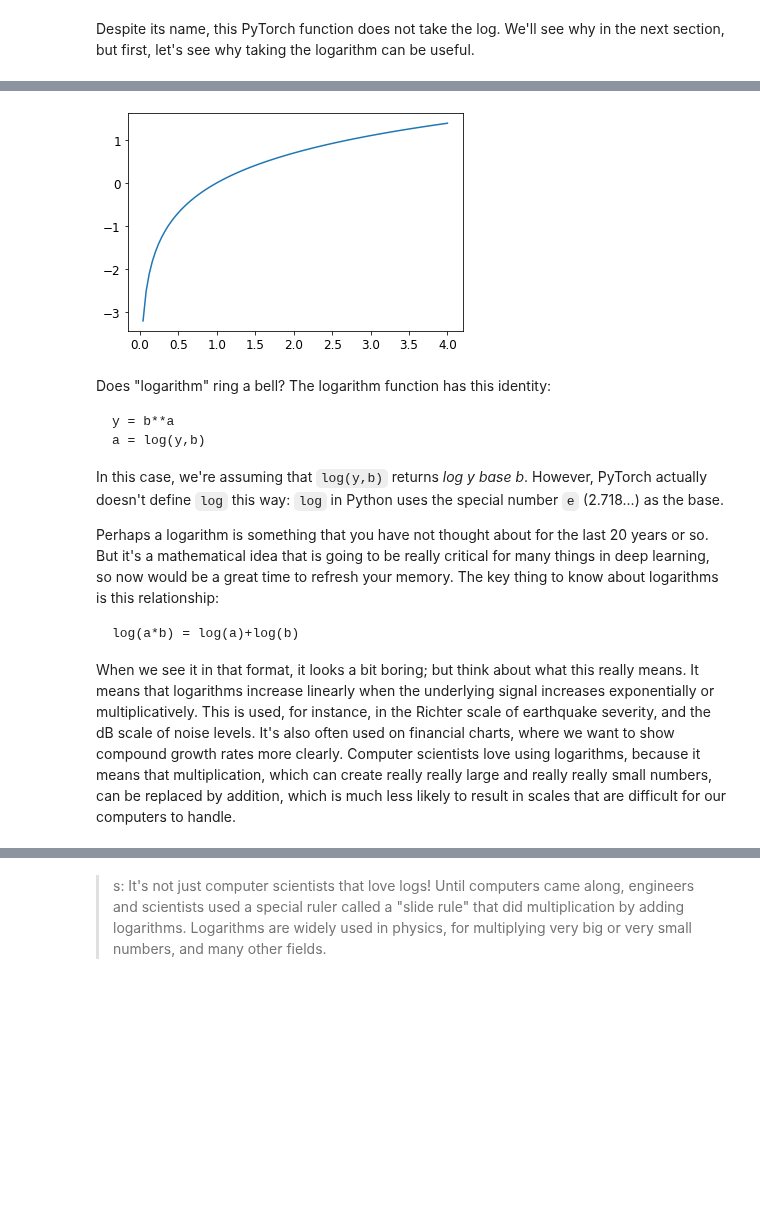
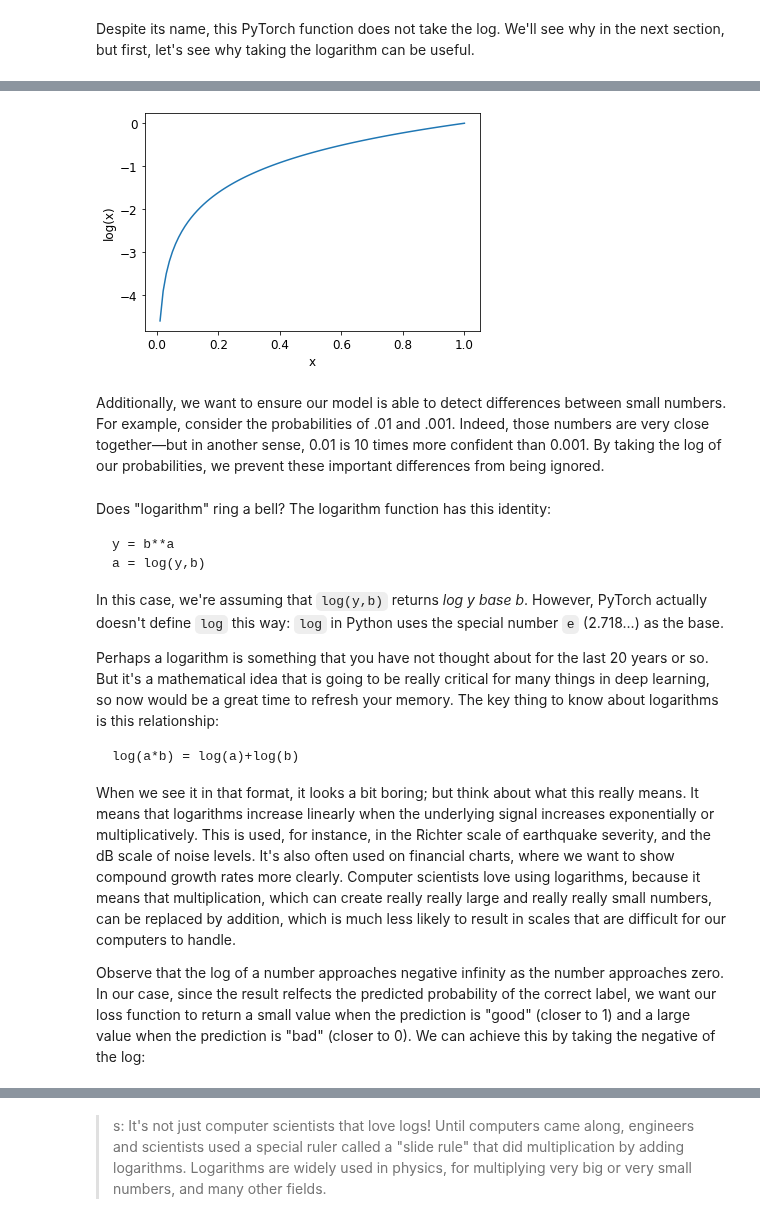
Before and after one commit to fastai/fastbook, a Jupyter notebook: 05_pet_breeds.ipynb, the cells around one changed output, grey strips where cells are left out. Cells and saved outputs as stored; diff of their text form; code cells hidden in the pictures; blank space fills up the shorter version.

Commit message:
update explanation of negative log loss (cross entropy loss) (#501)
* update explanation of nll

* spelling

* clean

* clean

* add back stuff

* fix lr syntax

```diff
--- a/05_pet_breeds.ipynb
+++ b/05_pet_breeds.ipynb
@@ -456,7 +454,9 @@ The function we saw in the previous section works quite well as a loss function,
 # %%
-plot_function(torch.log, min=0,max=4)
+plot_function(torch.log, min=0,max=1, ty='log(x)', tx='x')
 # %% [output]
-[figure, old version]
+[figure, new version]
+# %% [markdown]
+Additionally, we want to ensure our model is able to detect differences between small numbers.  For example, consider the probabilities of .01 and .001.  Indeed, those numbers are very close together—but in another sense, 0.01 is 10 times more confident than 0.001.  By taking the log of our probabilities, we prevent these important differences from being ignored.
 # %% [markdown]
 Does "logarithm" ring a bell? The logarithm function has this identity:
 
@@ -472,3 +472,5 @@ Perhaps a logarithm is something that you have not thought about for the last 20
     log(a*b) = log(a)+log(b)
 
 When we see it in that format, it looks a bit boring; but think about what this really means. It means that logarithms increase linearly when the underlying signal increases exponentially or multiplicatively. This is used, for instance, in the Richter scale of earthquake severity, and the dB scale of noise levels. It's also often used on financial charts, where we want to show compound growth rates more clearly. Computer scientists love using logarithms, because it means that multiplication, which can create really really large and really really small numbers, can be replaced by addition, which is much less likely to result in scales that are difficult for our computers to handle.
+
+Observe that the log of a number approaches negative infinity as the number approaches zero.  In our case, since the result relfects the predicted probability of the correct label, we want our loss function to return a small value when the prediction is "good" (closer to 1) and a large value when the prediction is "bad" (closer to 0).  We can achieve this by taking the negative of the log:
```
Also changed, not shown: parts of 19 cells of this notebook, 3 other files.
